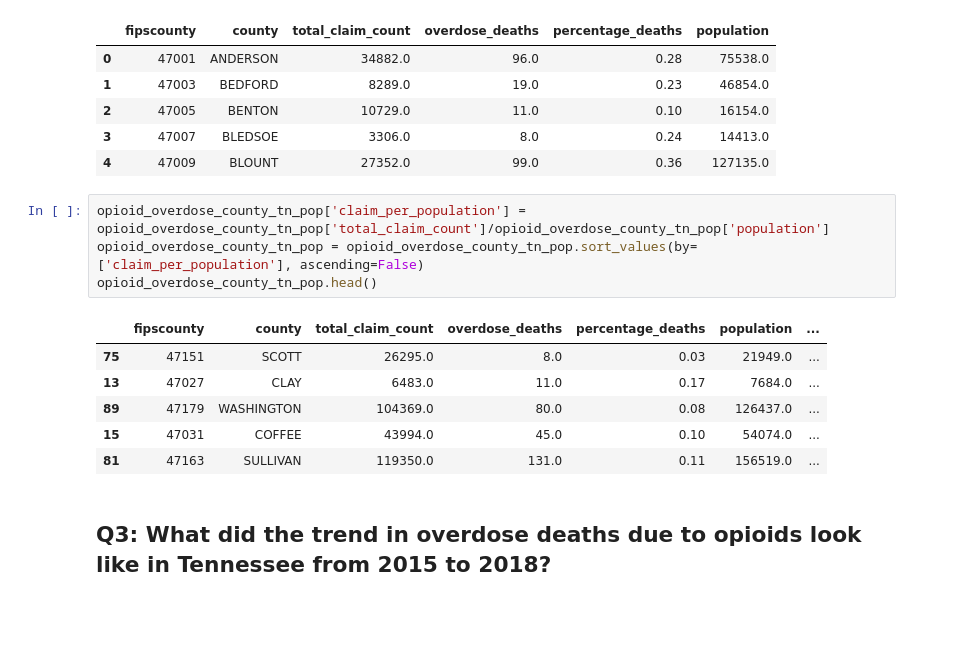
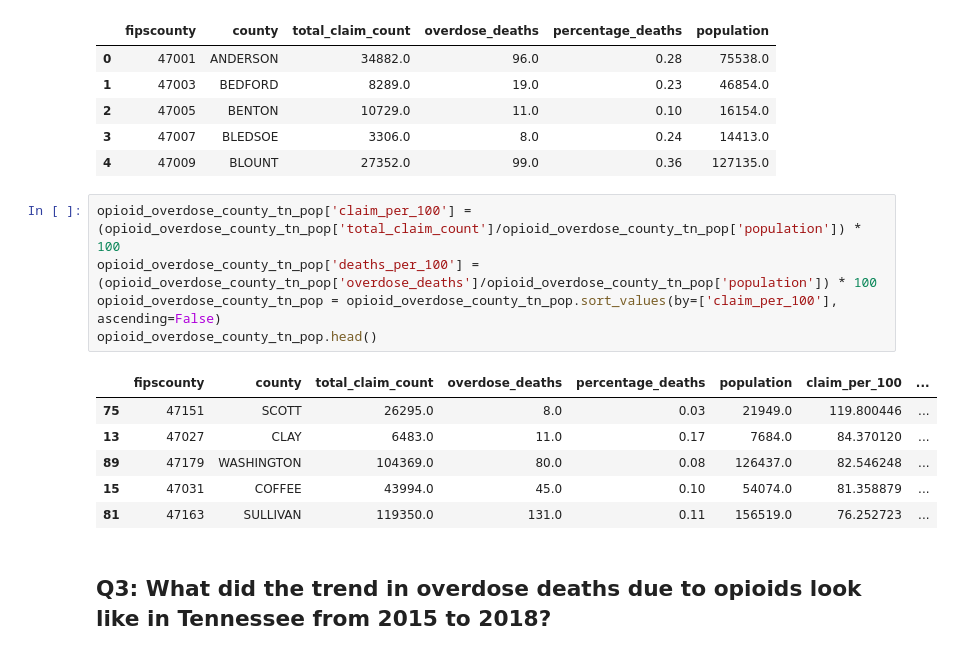
Before and after one commit to NSS-Data-Analytics-Cohort-14/prescribers-python-da14-too-legit-to-git, a Jupyter notebook: notebooks/prescribers.ipynb, the cells around one changed output. Saved outputs shown, nothing was run; the diff lists cells and outputs as text; blank space fills up the shorter version.

```diff
--- a/notebooks/prescribers.ipynb
+++ b/notebooks/prescribers.ipynb
@@ -585,16 +645,17 @@ opioid_overdose_county_tn_pop.head()
 | 3 | 47007 | BLEDSOE | 3306.0 | 8.0 | 0.24 | 14413.0 |
 | 4 | 47009 | BLOUNT | 27352.0 | 99.0 | 0.36 | 127135.0 |
 # %%
-opioid_overdose_county_tn_pop['claim_per_population'] = opioid_overdose_county_tn_pop['total_claim_count']/opioid_overdose_county_tn_pop['population']
-opioid_overdose_county_tn_pop = opioid_overdose_county_tn_pop.sort_values(by=['claim_per_population'], ascending=False)
+opioid_overdose_county_tn_pop['claim_per_100'] = (opioid_overdose_county_tn_pop['total_claim_count']/opioid_overdose_county_tn_pop['population']) * 100
+opioid_overdose_county_tn_pop['deaths_per_100'] = (opioid_overdose_county_tn_pop['overdose_deaths']/opioid_overdose_county_tn_pop['population']) * 100
+opioid_overdose_county_tn_pop = opioid_overdose_county_tn_pop.sort_values(by=['claim_per_100'], ascending=False)
 opioid_overdose_county_tn_pop.head()
 # %% [output]
-|  | fipscounty | county | total_claim_count | overdose_deaths | percentage_deaths | population | ... |
-| 75 | 47151 | SCOTT | 26295.0 | 8.0 | 0.03 | 21949.0 | ... |
-| 13 | 47027 | CLAY | 6483.0 | 11.0 | 0.17 | 7684.0 | ... |
-| 89 | 47179 | WASHINGTON | 104369.0 | 80.0 | 0.08 | 126437.0 | ... |
-| 15 | 47031 | COFFEE | 43994.0 | 45.0 | 0.10 | 54074.0 | ... |
-| 81 | 47163 | SULLIVAN | 119350.0 | 131.0 | 0.11 | 156519.0 | ... |
+|  | fipscounty | county | total_claim_count | overdose_deaths | percentage_deaths | population | claim_per_100 | ... |
+| 75 | 47151 | SCOTT | 26295.0 | 8.0 | 0.03 | 21949.0 | 119.800446 | ... |
+| 13 | 47027 | CLAY | 6483.0 | 11.0 | 0.17 | 7684.0 | 84.370120 | ... |
+| 89 | 47179 | WASHINGTON | 104369.0 | 80.0 | 0.08 | 126437.0 | 82.546248 | ... |
+| 15 | 47031 | COFFEE | 43994.0 | 45.0 | 0.10 | 54074.0 | 81.358879 | ... |
+| 81 | 47163 | SULLIVAN | 119350.0 | 131.0 | 0.11 | 156519.0 | 76.252723 | ... |
 # %% [markdown]
 ## Q3: What did the trend in overdose deaths due to opioids look like in Tennessee from 2015 to 2018?
 # %%
```
Also changed, not shown: parts of 9 cells of this notebook.
